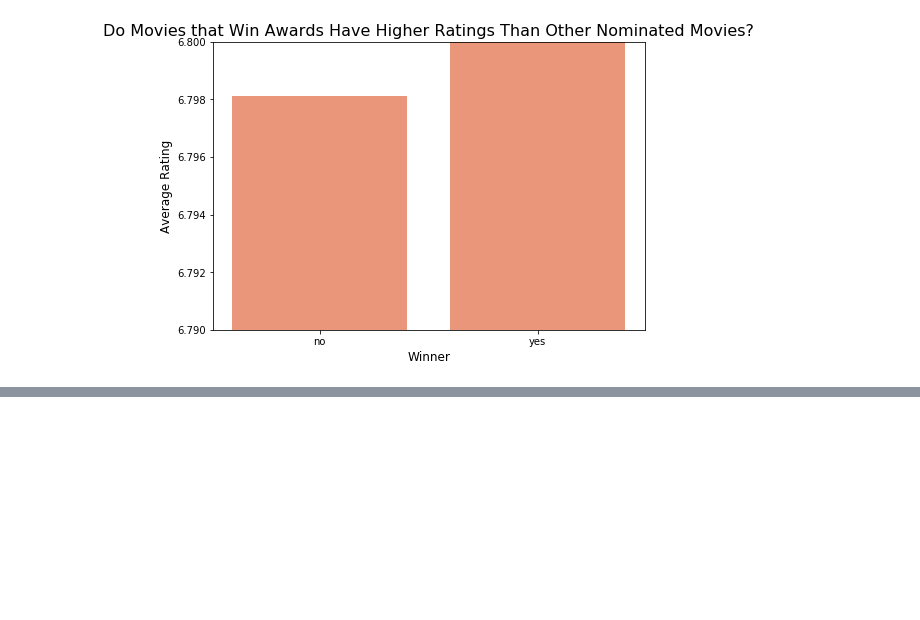
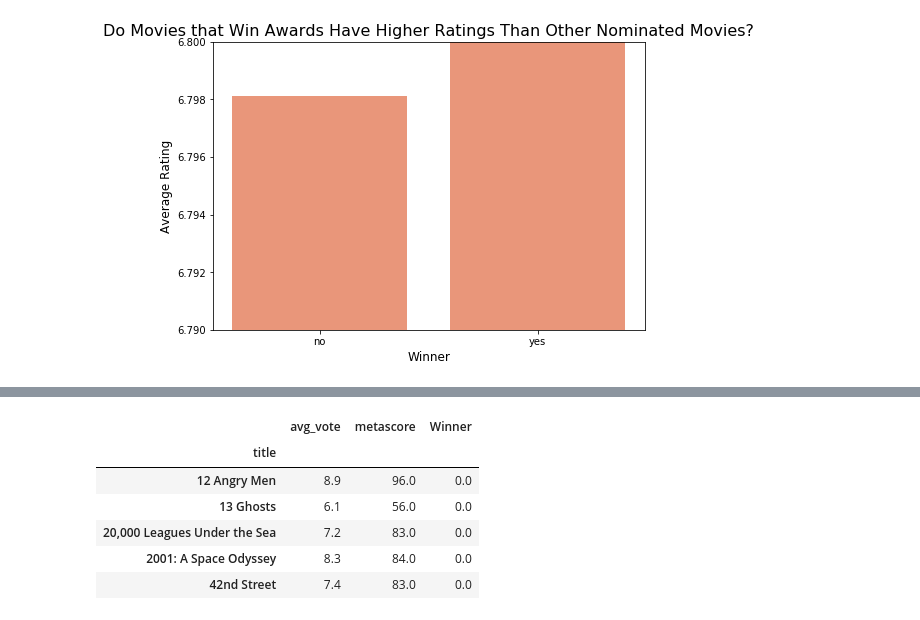
Before and after one commit to almetzler/SI330Final, a Jupyter notebook: Cat.ipynb, the cells around one changed output, grey strips where cells are left out. Saved outputs shown, nothing was run; the diff lists cells and outputs as text; code cells hidden in the pictures; blank space fills up the shorter version.

```diff
--- a/Cat.ipynb
+++ b/Cat.ipynb
@@ -91,3 +93,12 @@ ax1.set_title('Do Movies that Win Awards Have Higher Ratings Than Other Nominate
 plt.show()
 # %% [output]
 [figure]
+# %%
+# imdb rating vs. rotten tomatoes rating
+# user vs critic
+
+m = pd.read_csv('imdb.csv')
+m['date_published'] = pd.to_datetime(m['date_published'], errors = 'coerce')
+m_golden = m[(m['date_published']>'1927-01-01')&(m['date_published']<'1969-12-31')]
+m_golden = m_golden[['original_title', 'avg_vote', 'metascore']].rename(columns={'original_title':'title'})
+m_golden.dropna().head()
@@ -93,0 +112,21 @@ plt.show()
+# %%
+a = pd.read_csv('oscars.csv')
+a = a[['Winner', 'Film']]
+a['Winner'] = a['Winner'].apply(nan_fix)
+a = a.rename(columns={"Film": "title"})
+
+# golden age of film df
+merge_golden = m_golden.merge(a, how='left', on = 'title')
+merge_golden = merge_golden.dropna(subset=['metascore'])
+merge_golden['Winner'] = merge_golden['Winner'].fillna(0)
+
+merge_golden = merge_golden.groupby('title').agg(np.mean)
+merge_golden.head()
+# %% [output]
+|  | avg_vote | metascore | Winner |
+| title |  |  |  |
+| 12 Angry Men | 8.9 | 96.0 | 0.0 |
+| 13 Ghosts | 6.1 | 56.0 | 0.0 |
+| 20,000 Leagues Under the Sea | 7.2 | 83.0 | 0.0 |
+| 2001: A Space Odyssey | 8.3 | 84.0 | 0.0 |
+| 42nd Street | 7.4 | 83.0 | 0.0 |
```
Also changed, not shown: parts of 9 cells of this notebook.
